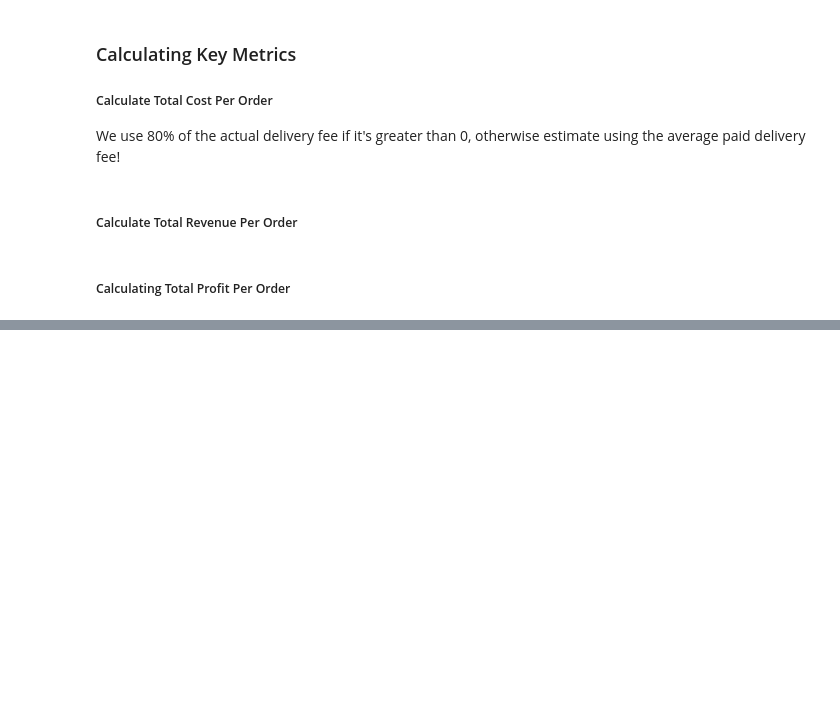
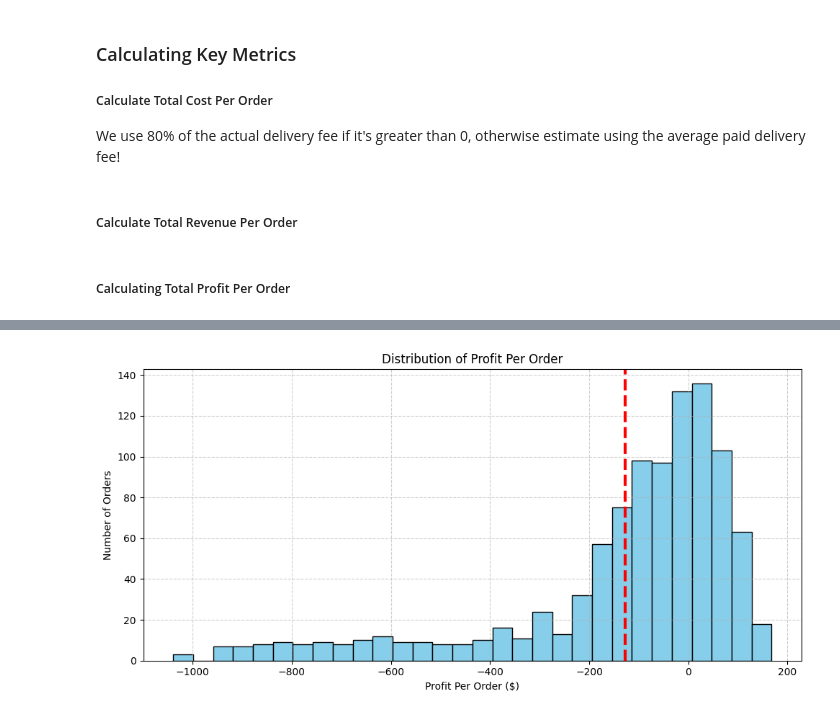
Before and after one commit to Darknight47/Data-Science-Projects-03, a Jupyter notebook: Cost_Profitability_analysis.ipynb, the cells around one changed output, grey strips where cells are left out. Drawn from its saved outputs; the diff is of its cells as text; code cells hidden in the pictures; blank space fills up the shorter version.

```diff
--- a/Cost_Profitability_analysis.ipynb
+++ b/Cost_Profitability_analysis.ipynb
@@ -245,0 +287,13 @@ dataset['Profit Per Order'] = (
+# %%
+# Profit per order distribution (Histogram)
+plt.figure(figsize=(10, 5))
+plt.hist(dataset['Profit Per Order'], bins=30, color='skyblue', edgecolor='black')
+plt.title('Distribution of Profit Per Order')
+plt.xlabel('Profit Per Order ($)')
+plt.ylabel('Number of Orders')
+plt.grid(True, linestyle='--', alpha=0.6)
+plt.tight_layout()
+plt.axvline(dataset['Profit Per Order'].mean(), color='red', linestyle='dashed', linewidth=3)
+plt.show()
+# %% [output]
+[figure, added]
```
Also changed, not shown: parts of 7 cells of this notebook.
